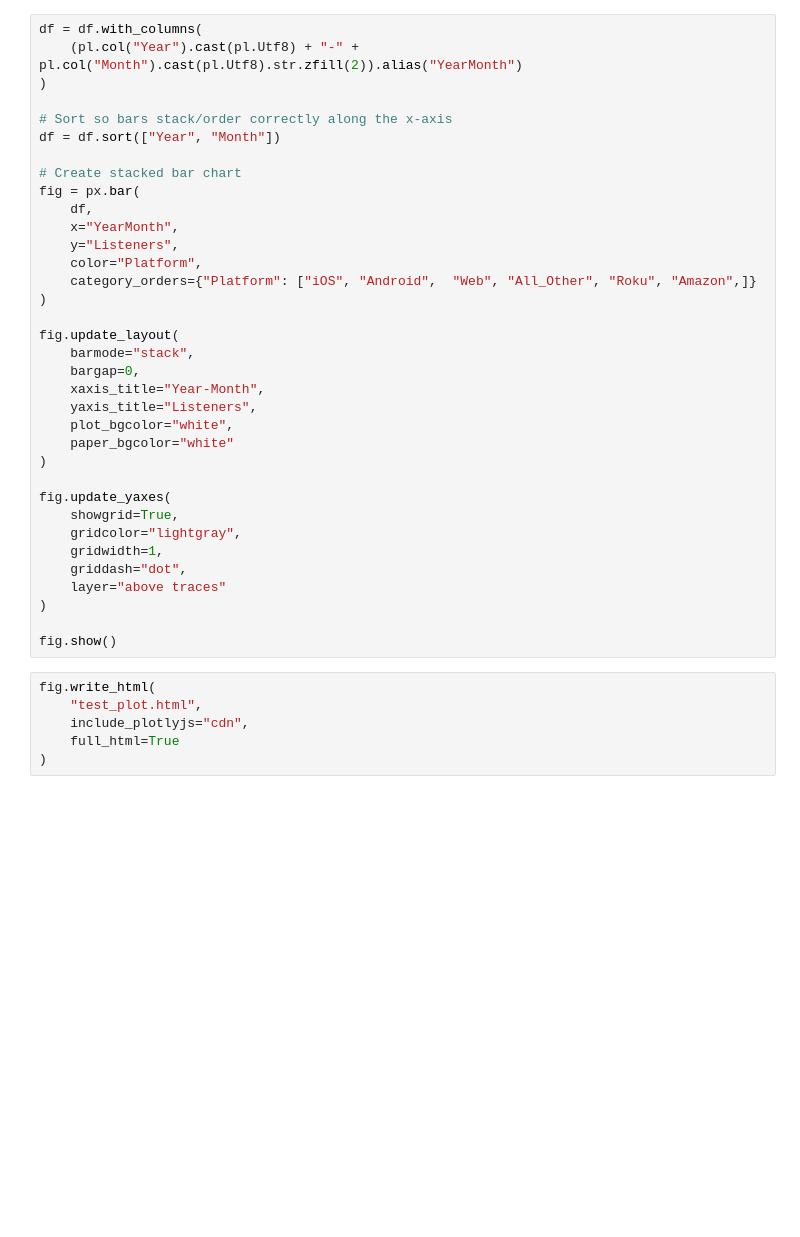
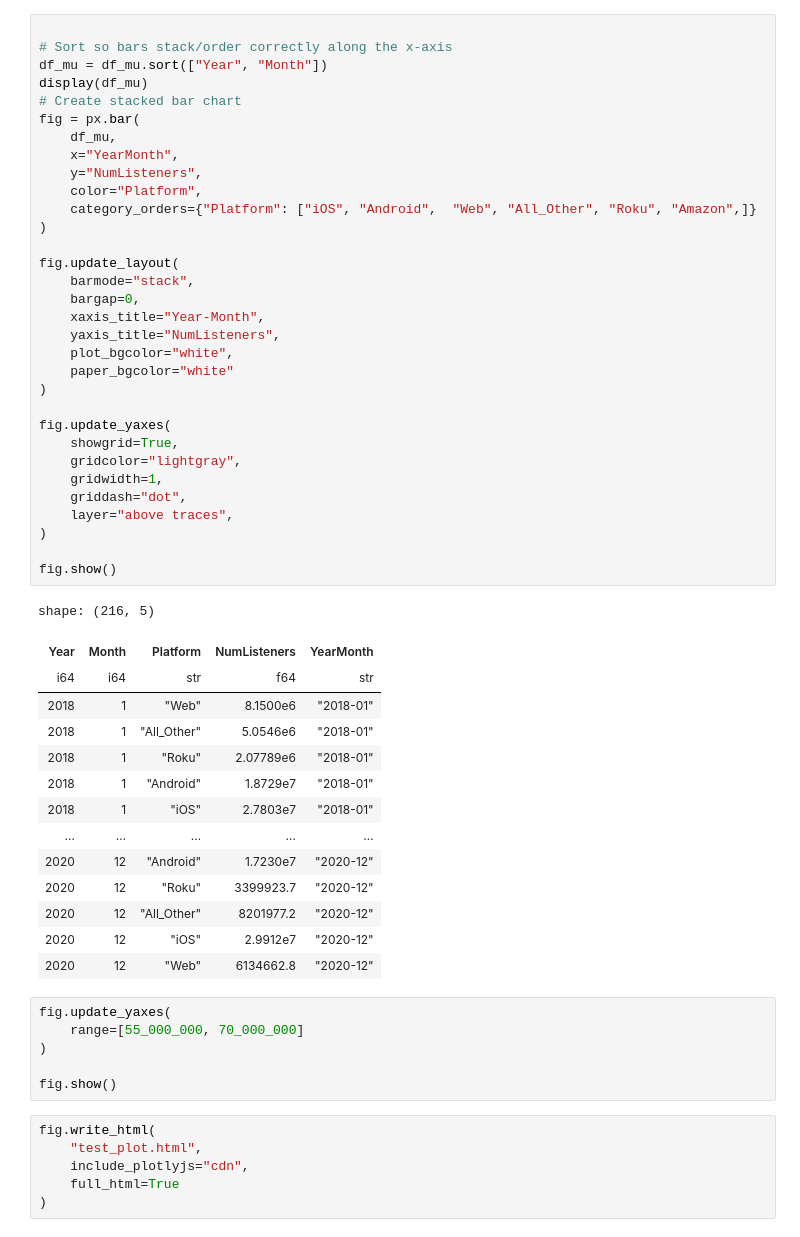
Before and after one commit to dancking/listener_retention_analysis, a Jupyter notebook: notebook.ipynb, the cells around one changed output. Drawn from its saved outputs; the diff is of its cells as text; blank space fills up the shorter version.

```diff
--- a/notebook.ipynb
+++ b/notebook.ipynb
@@ -7,38 +125,56 @@ df = pl.read_csv("Data/Monthly_Listeners.txt", separator="\t")
 # %%
-df = df.with_columns(
-    (pl.col("Year").cast(pl.Utf8) + "-" + pl.col("Month").cast(pl.Utf8).str.zfill(2)).alias("YearMonth")
-)
 
 # Sort so bars stack/order correctly along the x-axis
-df = df.sort(["Year", "Month"])
-
+df_mu = df_mu.sort(["Year", "Month"])
+display(df_mu)
 # Create stacked bar chart
 fig = px.bar(
-    df,
+    df_mu,
     x="YearMonth",
-    y="Listeners",
+    y="NumListeners",
     color="Platform",
     category_orders={"Platform": ["iOS", "Android",  "Web", "All_Other", "Roku", "Amazon",]}
 )
 
 fig.update_layout(
     barmode="stack",
     bargap=0,
     xaxis_title="Year-Month",
-    yaxis_title="Listeners",
+    yaxis_title="NumListeners",
     plot_bgcolor="white",
     paper_bgcolor="white"
 )
 
 fig.update_yaxes(
     showgrid=True,
     gridcolor="lightgray",
     gridwidth=1,
     griddash="dot",
-    layer="above traces"
+    layer="above traces",
 )
 
 fig.show()
+# %% [output]
+shape: (216, 5)
+| Year | Month | Platform | NumListeners | YearMonth |
+| i64 | i64 | str | f64 | str |
+| 2018 | 1 | "Web" | 8.1500e6 | "2018-01" |
+| 2018 | 1 | "All_Other" | 5.0546e6 | "2018-01" |
+| 2018 | 1 | "Roku" | 2.07789e6 | "2018-01" |
+| 2018 | 1 | "Android" | 1.8729e7 | "2018-01" |
+| 2018 | 1 | "iOS" | 2.7803e7 | "2018-01" |
+| … | … | … | … | … |
+| 2020 | 12 | "Android" | 1.7230e7 | "2020-12" |
+| 2020 | 12 | "Roku" | 3399923.7 | "2020-12" |
+| 2020 | 12 | "All_Other" | 8201977.2 | "2020-12" |
+| 2020 | 12 | "iOS" | 2.9912e7 | "2020-12" |
+| 2020 | 12 | "Web" | 6134662.8 | "2020-12" |
+# %%
+fig.update_yaxes(
+    range=[55_000_000, 70_000_000]
+)
+
+fig.show()
 # %%
 fig.write_html(
     "test_plot.html",
```
Also changed, not shown: parts of 4 cells of this notebook, 5 other files.
